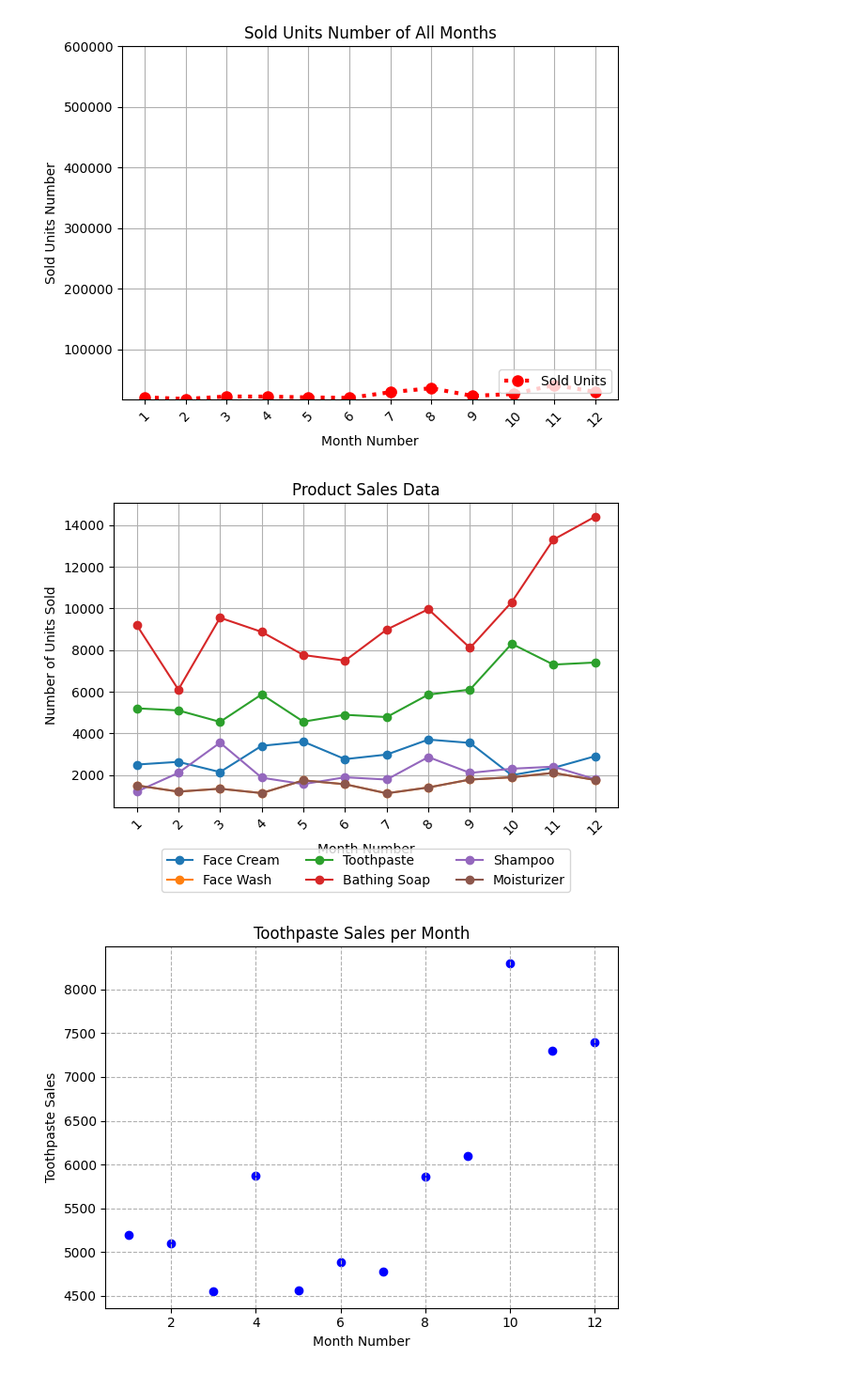
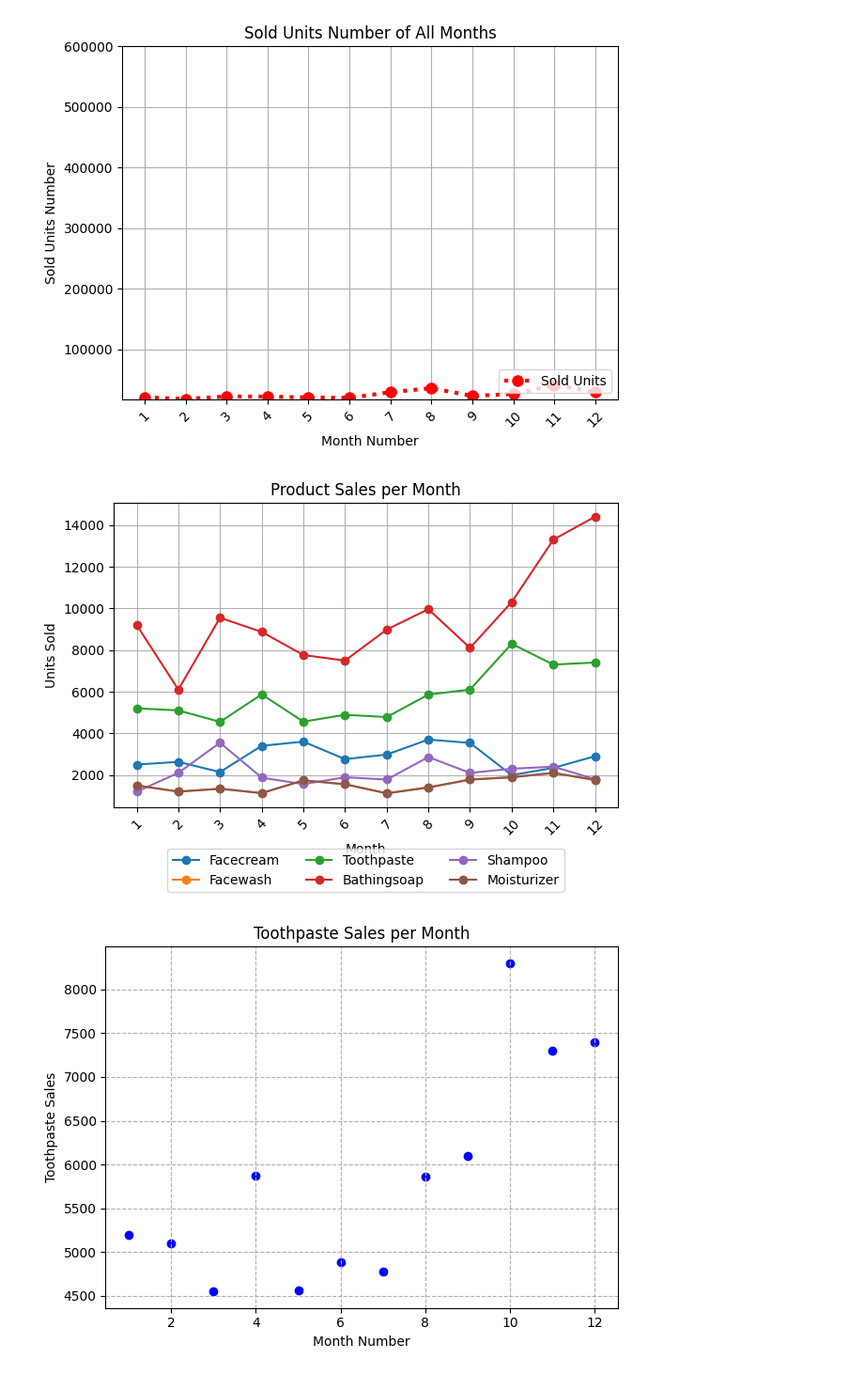
Before and after one commit to Hackerdude374/CS245-Lab-Assignments, a Jupyter notebook: lab6.ipynb, the cells around one changed output. Shown at 94% size. Saved outputs shown, nothing was run; the diff lists cells and outputs as text; code cells hidden in the pictures.

```diff
--- a/lab6.ipynb
+++ b/lab6.ipynb
@@ -85,50 +74,39 @@ plt.show()
 # %%
 
 # Exercise 3: Read all product sales data and show it  using a multiline plot
 # Display the number of units sold per month for each product using multiline plots. (i.e., Separate Plotline for each product ).
 # The graph should look like this.
-
-
 import matplotlib.pyplot as plt
 import pandas as pd
 
-# Read the CSV file
-df = pd.read_csv("company_sales_data.csv")
+# Load the data
+data = pd.read_csv("company_sales_data.csv")
 
-# Extracting data for plotting
-months = df['month_number']
-facecream = df['facecream']
-facewash = df['facewash']
-toothpaste = df['toothpaste']
-bathingsoap = df['bathingsoap']
-shampoo = df['shampoo']
-moisturizer = df['moisturizer']
+# Extract relevant columns
+months = data['month_number']
+products = ['facecream', 'facewash', 'toothpaste', 'bathingsoap', 'shampoo', 'moisturizer']
 
-# Creating the multiline plot for each product
-plt.plot(months, facecream, marker='o', label='Face Cream')
-plt.plot(months, facewash, marker='o', label='Face Wash')
-plt.plot(months, toothpaste, marker='o', label='Toothpaste')
-plt.plot(months, bathingsoap, marker='o', label='Bathing Soap')
-plt.plot(months, shampoo, marker='o', label='Shampoo')
-plt.plot(months, moisturizer, marker='o', label='Moisturizer')
+# Plotting each product's sales
+for product in products:
+    plt.plot(months, data[product], marker='o', label=product.capitalize())
 
-# Adding labels and title
-plt.xlabel('Month Number')
-plt.ylabel('Number of Units Sold')
-plt.title('Product Sales Data')
+# Labeling the axes and title
+plt.xlabel('Month')
+plt.ylabel('Units Sold')
+plt.title('Product Sales per Month')
 
-# Show legend at the lower center location
+# Adding legend
 plt.legend(loc='lower center', bbox_to_anchor=(0.5, -0.3), ncol=3)
 
-# Set tick locations and labels for x-axis
-plt.xticks(range(1, 13, 1), rotation=45)
+# Setting ticks and grid
+plt.xticks(range(1, 13), rotation=45)
+plt.grid(True)
 
-# Displaying the plot
-plt.grid(True)           # Add gridlines
-plt.tight_layout()       # Adjust layout to prevent clipping of labels
+# Show plot
+plt.tight_layout()
 plt.show()
 # %% [output]
-[figure, old version]
+[figure, new version]
 # %%
 
 # Exercise 4: Read toothpaste sales data of each month and show it using a scatter plot
```
Also changed, not shown: parts of 3 cells of this notebook.
